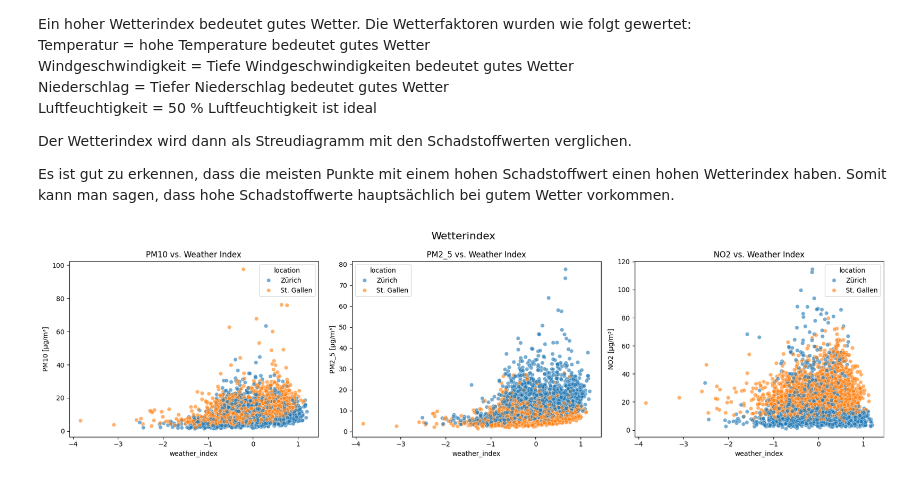
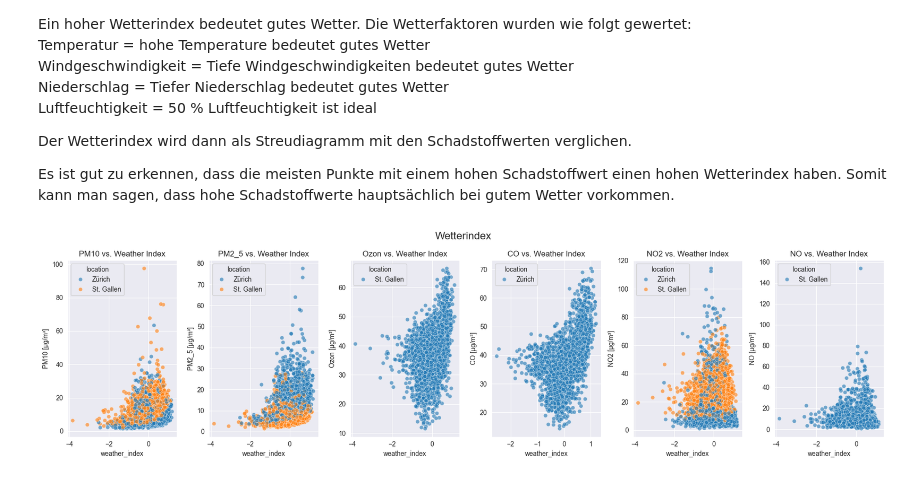
Before and after one commit to maringio/BigDataLeistungsnachweis, a Jupyter notebook: 03_Visualisation.ipynb, the cells around one changed output. Saved outputs shown, nothing was run; the diff lists cells and outputs as text; code cells hidden in the pictures.

```diff
--- a/03_Visualisation.ipynb
+++ b/03_Visualisation.ipynb
@@ -72,7 +67,7 @@ Für die Windgeschwindigkeit und den Niederschlag kann man eine umgekehrt propor
 # %%
 # Definition of weather and pollutants columns
 weather_vars = ["air temperature", "air humidity", "wind speed", "precipitation"]
-pollutants = ["PM10", "PM2_5", "NO2"]
+pollutants = ["PM10", "PM2_5",  "Ozon", "CO", "NO2", "NO"]
 
 # Generate the subplots with rows for weather and columns for pollutants
 fig, axs = plt.subplots(len(weather_vars), len(pollutants), figsize=(16, 12), sharey='row')
@@ -83,17 +78,21 @@ for i, w_var in enumerate(weather_vars):
     for j, p_var in enumerate(pollutants):
         ax = axs[i, j]
 
+        filtered_df = df[df[p_var] != 0]
+
         sns.scatterplot(
-            data=df,
-            x=p_var,
-            y=w_var,
-            hue="cluster",          # keep cluster for colors
-            style="location",       # use different markers for location
-            palette="Set3",
-            markers=["v", "X"],     # triangle and cross for two locations
-            s=100,
-            ax=ax
-        )
+                data=filtered_df,
+                x=p_var,
+                y=w_var,
+                hue="cluster",
+                style="location",
+                palette="Set2",
+                markers=True,
+                s=100,
+                ax=ax
+            )
+
+        ax.set_xlim(0, 100)  # <-- Set x-axis limits
         # Show on top and bottom the labels for pollutants and on the right side for the weather data
         if i == 0:
             ax.set_title(p_var)
@@ -169,16 +168,17 @@ df['weather_index'] = np.mean(weather_scaled, axis=1)
 # %%
 # Generate the subplots for every pollutant
 fig, axs = plt.subplots(1, len(pollutants), figsize=(18, 5), sharey=False)
 
 # Loop through the pollutants and make the scatter plots
 for i, pollutant in enumerate(pollutants):
     ax = axs[i]
-    sns.scatterplot(data=df, x="weather_index", y=pollutant, hue="location", alpha=0.6, ax=ax)
+    filtered_df = df[df[pollutant] != 0]
+    sns.scatterplot(data=filtered_df, x="weather_index", y=pollutant, hue="location", alpha=0.6, ax=ax)
     ax.set_ylabel(f"{pollutant} [µg/m³]")
     ax.set_title(f"{pollutant} vs. Weather Index")
 
 plt.suptitle("Wetterindex", fontsize=16)
 plt.tight_layout()
 plt.show()
 # %% [output]
-[figure, old version]
+[figure, new version]
```
Also changed, not shown: parts of 3 cells of this notebook, 2 other files.
